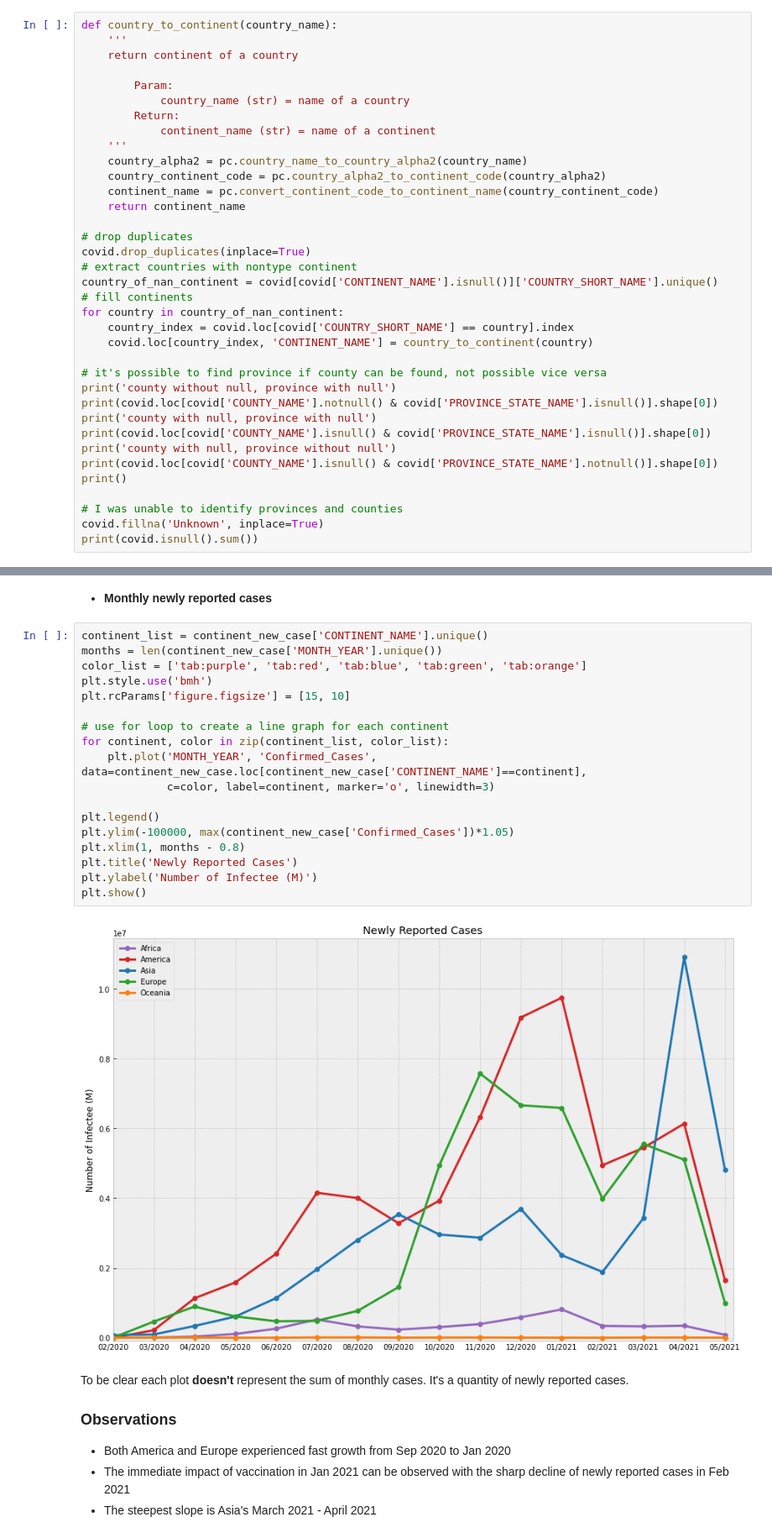
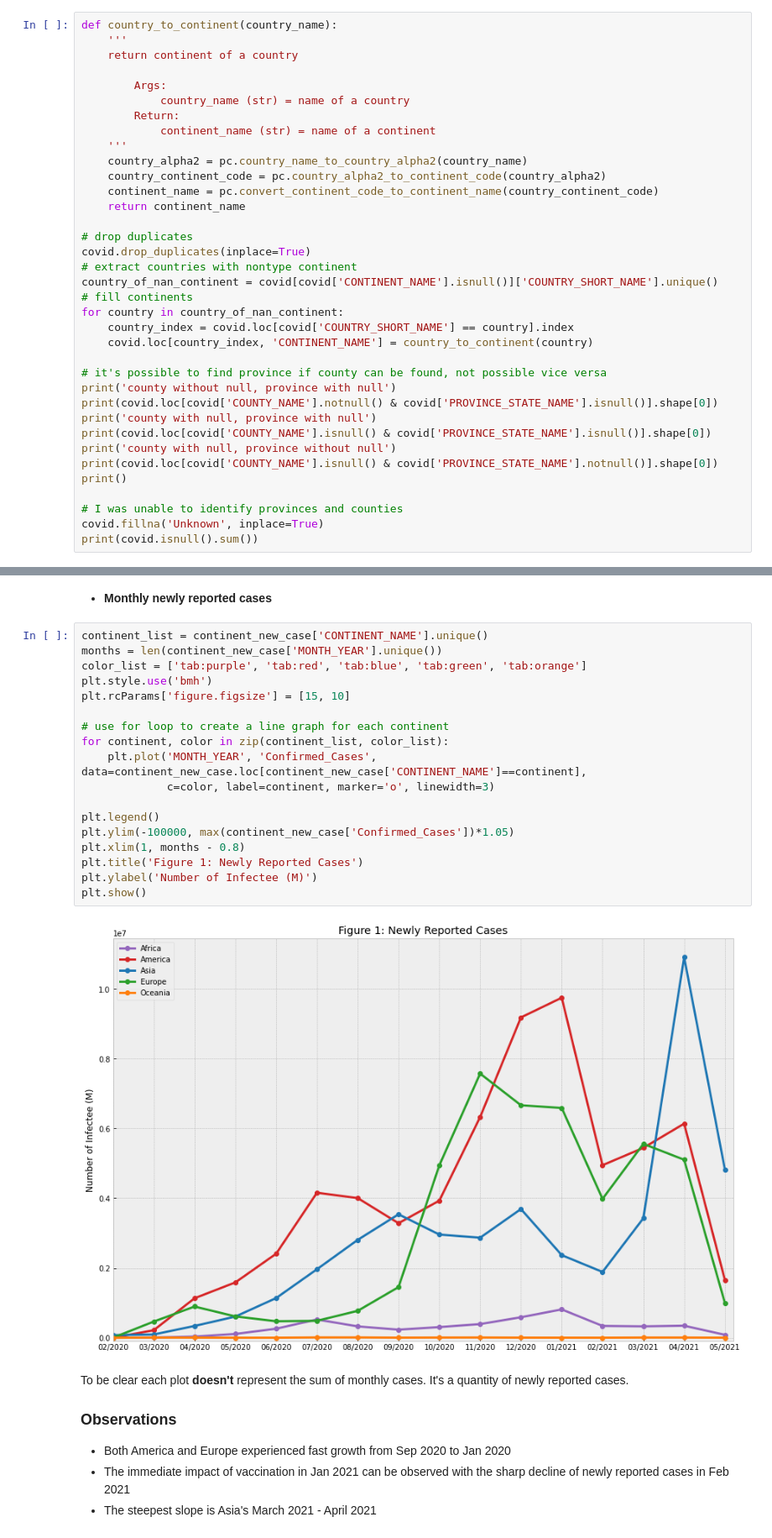
Before and after one commit to tw7366/Projects, a Jupyter notebook: Projects/Covid-19.ipynb, the cells around one changed output, grey strips where cells are left out. Shown at 84% size. Drawn from its saved outputs; the diff is of its cells as text.

Commit message:
finished editing mortality rate, accumulated death graphs

```diff
--- a/Projects/Covid-19.ipynb
+++ b/Projects/Covid-19.ipynb
@@ -67,7 +67,7 @@ def country_to_continent(country_name):
     '''
     return continent of a country
 
-        Param:
+        Args:
             country_name (str) = name of a country
         Return:
             continent_name (str) = name of a continent
@@ -244,23 +244,23 @@ print(continent_new_case)
 # %%
 continent_list = continent_new_case['CONTINENT_NAME'].unique()
 months = len(continent_new_case['MONTH_YEAR'].unique())
 color_list = ['tab:purple', 'tab:red', 'tab:blue', 'tab:green', 'tab:orange']
 plt.style.use('bmh')
 plt.rcParams['figure.figsize'] = [15, 10]
 
 # use for loop to create a line graph for each continent
 for continent, color in zip(continent_list, color_list):
     plt.plot('MONTH_YEAR', 'Confirmed_Cases', data=continent_new_case.loc[continent_new_case['CONTINENT_NAME']==continent],
              c=color, label=continent, marker='o', linewidth=3)
 
 plt.legend()
 plt.ylim(-100000, max(continent_new_case['Confirmed_Cases'])*1.05)
 plt.xlim(1, months - 0.8)
-plt.title('Newly Reported Cases')
+plt.title('Figure 1: Newly Reported Cases')
 plt.ylabel('Number of Infectee (M)')
 plt.show()
 # %% [output]
-[figure, old version]
+[figure, new version]
 # %% [markdown]
 To be clear each plot **doesn't** represent the sum of monthly cases. It's a quantity of newly reported cases.
 ### Observations
```
Also changed, not shown: parts of 10 cells of this notebook.
